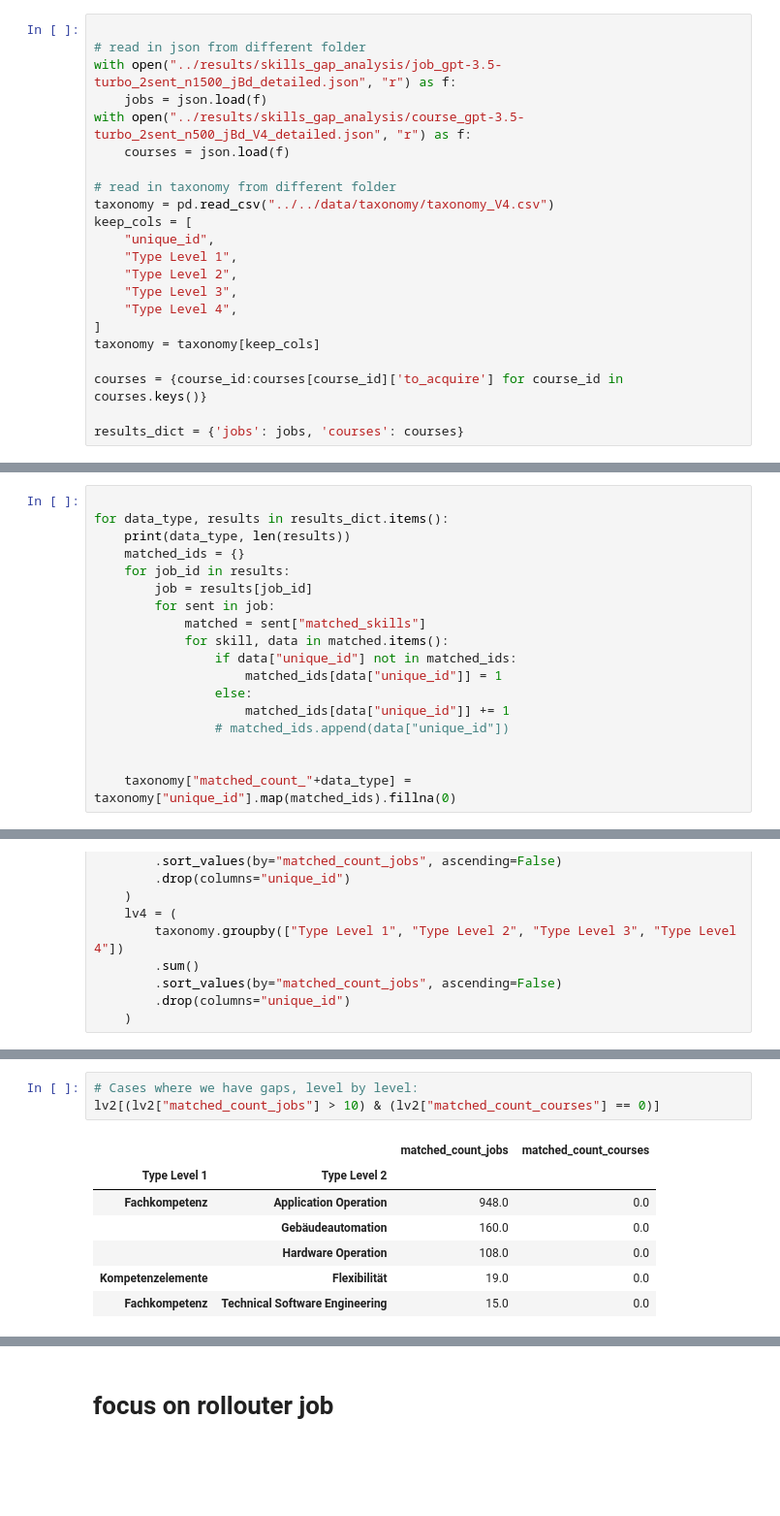
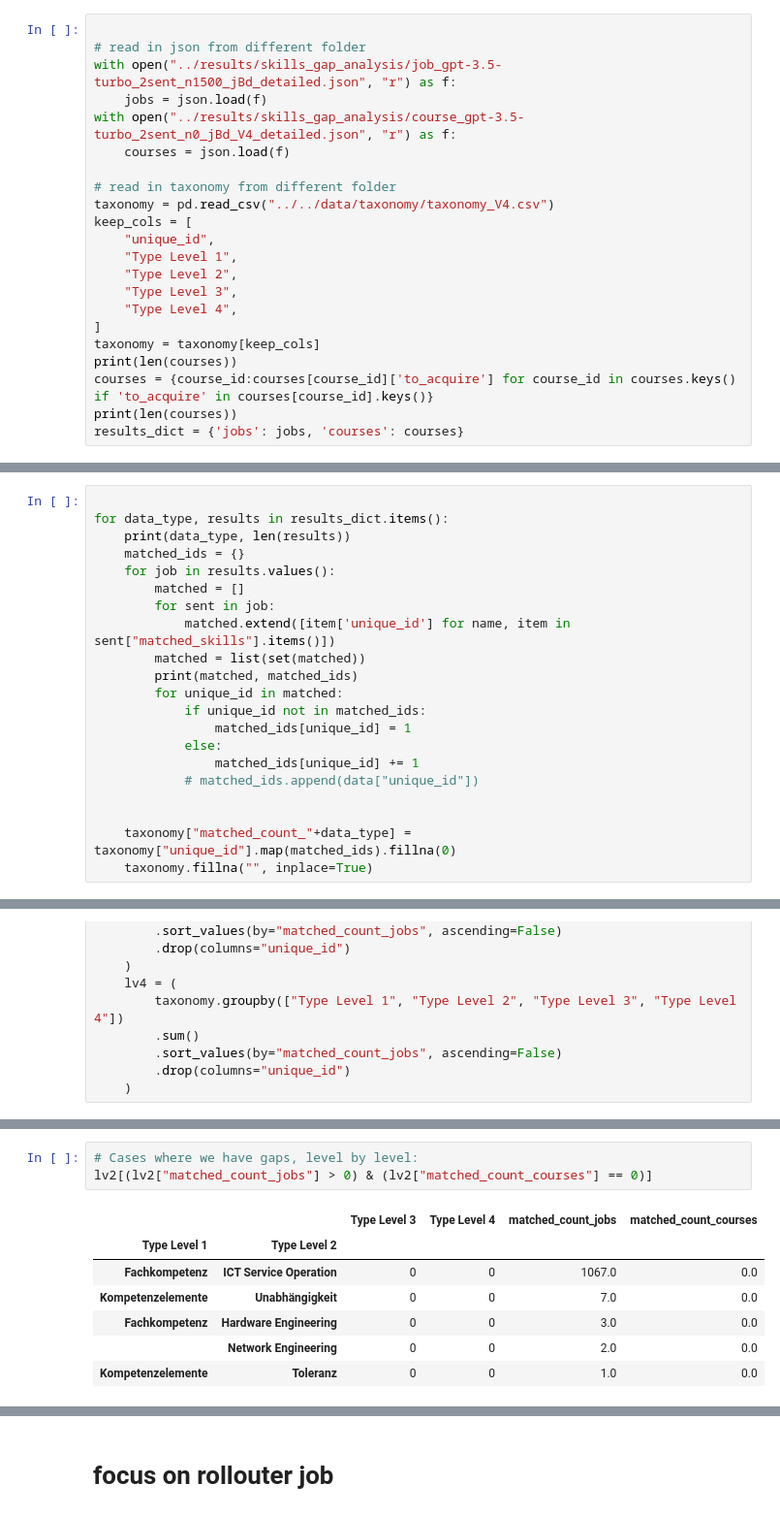
Before and after one commit to epfl-ml4ed/SkillThrills, a Jupyter notebook: protosp01/skillExtract/summary_stats.ipynb, the cells around one changed output, grey strips where cells are left out. Shown at 97% size. Saved outputs shown, nothing was run; the diff lists cells and outputs as text; blank space fills up the shorter version.

```diff
--- a/protosp01/skillExtract/summary_stats.ipynb
+++ b/protosp01/skillExtract/summary_stats.ipynb
@@ -9,7 +29,7 @@ import os
 # read in json from different folder
 with open("../results/skills_gap_analysis/job_gpt-3.5-turbo_2sent_n1500_jBd_detailed.json", "r") as f:
     jobs = json.load(f)
-with open("../results/skills_gap_analysis/course_gpt-3.5-turbo_2sent_n500_jBd_V4_detailed.json", "r") as f:
+with open("../results/skills_gap_analysis/course_gpt-3.5-turbo_2sent_n0_jBd_V4_detailed.json", "r") as f:
     courses = json.load(f)
 
 # read in taxonomy from different folder
@@ -22,7 +42,7 @@ keep_cols = [
     "Type Level 4",
 ]
 taxonomy = taxonomy[keep_cols]
-
-courses = {course_id:courses[course_id]['to_acquire'] for course_id in courses.keys()}
-
+print(len(courses))
+courses = {course_id:courses[course_id]['to_acquire'] for course_id in courses.keys() if 'to_acquire' in courses[course_id].keys()}
+print(len(courses))
 results_dict = {'jobs': jobs, 'courses': courses}
@@ -31,18 +59,21 @@ results_dict = {'jobs': jobs, 'courses': courses}
 for data_type, results in results_dict.items():
     print(data_type, len(results))
     matched_ids = {}
-    for job_id in results:
-        job = results[job_id]
+    for job in results.values():
+        matched = []
         for sent in job:
-            matched = sent["matched_skills"]
-            for skill, data in matched.items():
-                if data["unique_id"] not in matched_ids:
-                    matched_ids[data["unique_id"]] = 1
-                else:
-                    matched_ids[data["unique_id"]] += 1
-                # matched_ids.append(data["unique_id"])
+            matched.extend([item['unique_id'] for name, item in sent["matched_skills"].items()])
+        matched = list(set(matched))
+        print(matched, matched_ids)
+        for unique_id in matched:
+            if unique_id not in matched_ids:
+                matched_ids[unique_id] = 1
+            else:
+                matched_ids[unique_id] += 1
+            # matched_ids.append(data["unique_id"])
 
 
     taxonomy["matched_count_"+data_type] = taxonomy["unique_id"].map(matched_ids).fillna(0)
+    taxonomy.fillna("", inplace=True)
 # %% [output]
 jobs 1147
@@ -100,12 +155,12 @@ lv2
 # %%
 # Cases where we have gaps, level by level:
-lv2[(lv2["matched_count_jobs"] > 10) & (lv2["matched_count_courses"] == 0)]
+lv2[(lv2["matched_count_jobs"] > 0) & (lv2["matched_count_courses"] == 0)]
 # %% [output]
-|  |  | matched_count_jobs | matched_count_courses |
-| Type Level 1 | Type Level 2 |  |  |
-| Fachkompetenz | Application Operation | 948.0 | 0.0 |
-|  | Gebäudeautomation | 160.0 | 0.0 |
-|  | Hardware Operation | 108.0 | 0.0 |
-| Kompetenzelemente | Flexibilität | 19.0 | 0.0 |
-| Fachkompetenz | Technical Software Engineering | 15.0 | 0.0 |
+|  |  | Type Level 3 | Type Level 4 | matched_count_jobs | matched_count_courses |
+| Type Level 1 | Type Level 2 |  |  |  |  |
+| Fachkompetenz | ICT Service Operation | 0 | 0 | 1067.0 | 0.0 |
+| Kompetenzelemente | Unabhängigkeit | 0 | 0 | 7.0 | 0.0 |
+| Fachkompetenz | Hardware Engineering | 0 | 0 | 3.0 | 0.0 |
+|  | Network Engineering | 0 | 0 | 2.0 | 0.0 |
+| Kompetenzelemente | Toleranz | 0 | 0 | 1.0 | 0.0 |
 # %%
```
Also changed, not shown: parts of 17 cells of this notebook, 2 other files.
